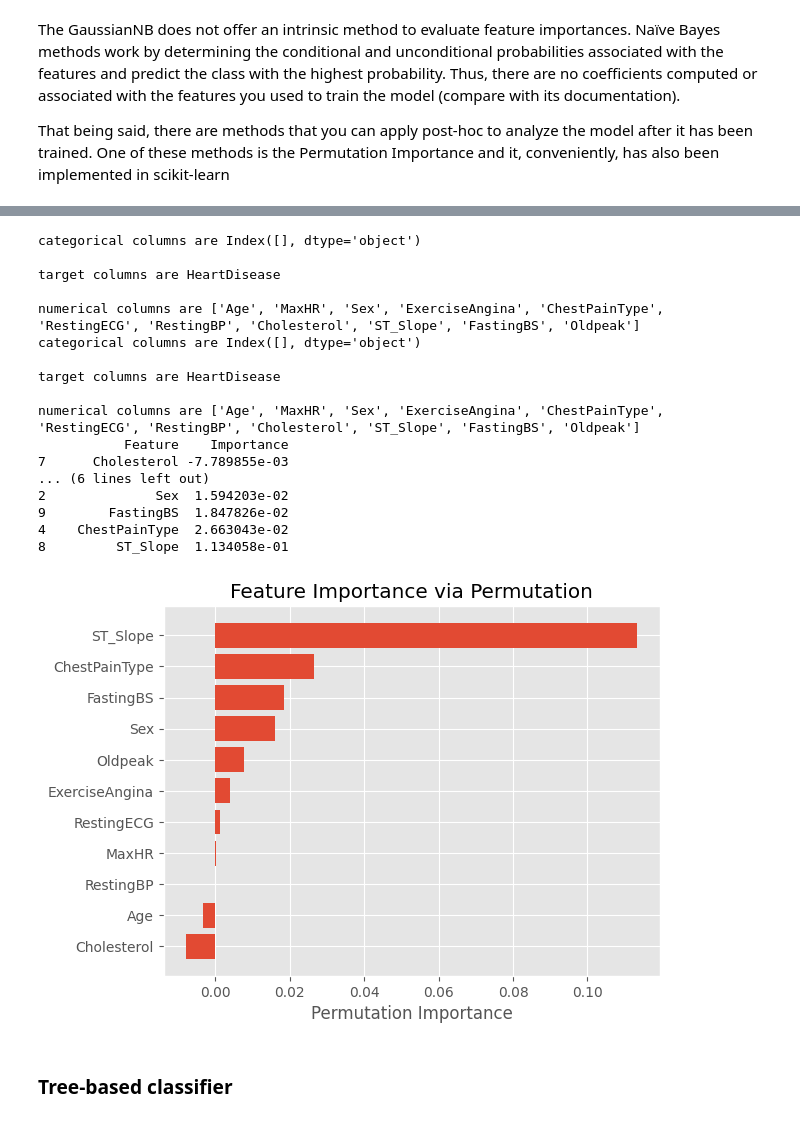
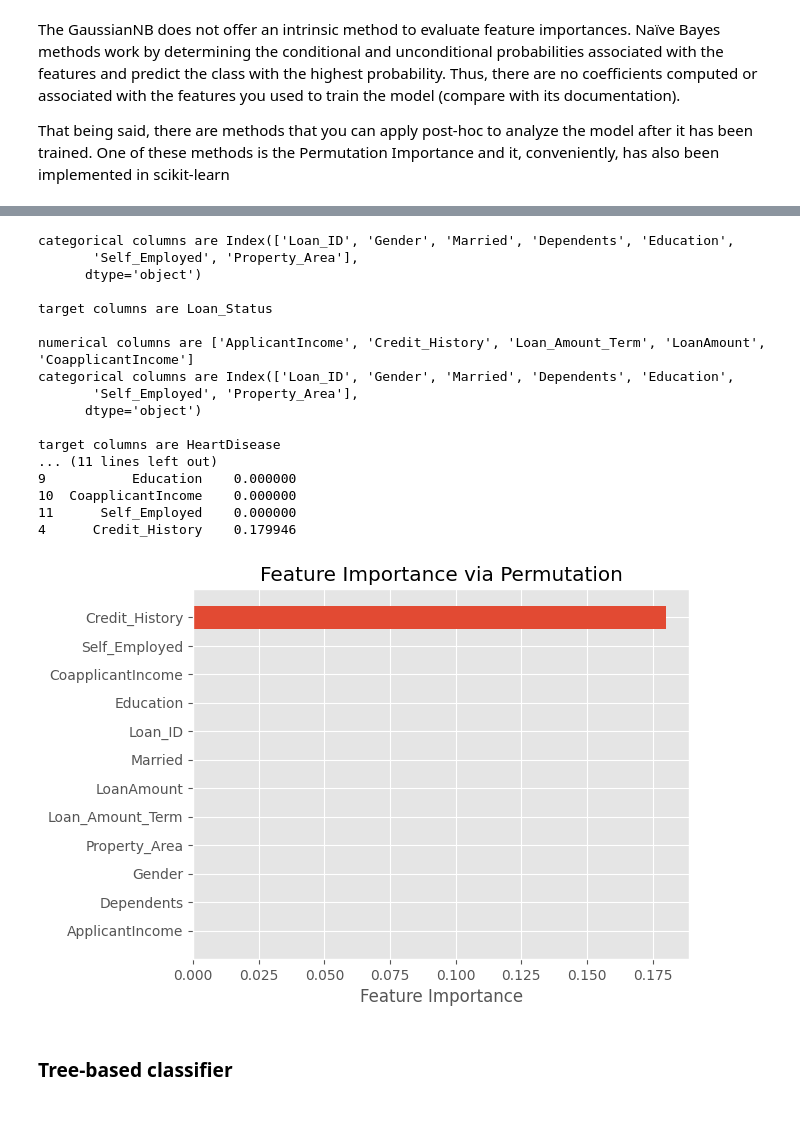
Before and after one commit to ShawnLiu119/Home_Loan_Approval_Classification, a Jupyter notebook: Home_loan_approval_classification.ipynb, the cells around one changed output, grey strips where cells are left out. Saved outputs shown, nothing was run; the diff lists cells and outputs as text; code cells hidden in the pictures.

```diff
--- a/Home_loan_approval_classification.ipynb
+++ b/Home_loan_approval_classification.ipynb
@@ -22,9 +26,10 @@ drive.mount('/content/drive')
 # %% [output]
 Mounted at /content/drive
 # %%
-path = "/content/drive/MyDrive/heart_data/"
-file = "heart_raw.csv"
+path = "/content/drive/MyDrive/kaggle_data/home_loan"
+file_train = "loan_sanction_train.csv"
+file_test = "loan_sanction_test.csv"
 
-df = pd.read_csv(os.path.join(path, file))
+df = pd.read_csv(os.path.join(path, file_train))
 # %% [markdown]
 ### data wrangling & EDA
@@ -254,11 +335,11 @@ def cat_encoding(df, tree=True):
 def data_prep_tree(df, target):
 
     target = target
-    drop_cols = None
+    drop_cols = ['Loan_ID']
 
-    y = df[target]
+    y = df[target].apply(lambda x: 1 if x=='N' else 0) #added given the target variable values are 'Y' and 'N'
     df_x = df.drop(target, axis=1)
-    df_x = impute_missing(df_x, target, drop_cols, num_fill=False, cat_fill=False)
+    df_x = impute_missing(df_x, target, drop_cols, num_fill=True, cat_fill=True)
     df_x = cat_encoding(df_x, tree=True)
 
     df = pd.concat([df_x, y], axis=1)
@@ -268,18 +349,12 @@ def data_prep_tree(df, target):
 def data_prep_notree(df, target):
 
     target = target
-    drop_cols = None
+    drop_cols = ['Loan_ID']
 
-    y = df[target]
+    y = df[target].apply(lambda x: 1 if x=='N' else 0) #added given the target variable values are 'Y' and 'N'
     df_x = df.drop(target, axis=1)
-    df_x = impute_missing(df_x, target, drop_cols, num_fill=False, cat_fill=False)
+    df_x = impute_missing(df_x, target, drop_cols, num_fill=True, cat_fill=True)
     df_x = cat_encoding(df_x, tree=False)
 
     df = pd.concat([df_x, y], axis=1)
     return df
-# %%
-df_test = data_prep_notree(df, 'HeartDisease')
-target = 'HeartDisease'
-x_cols = list(set(df_test.columns) - set([target]))
-
-print(set(target))
@@ -403,5 +518,7 @@ But **the purpose of cross-validation is not to come up with our final model**.
 The GaussianNB does not offer an intrinsic method to evaluate feature importances. Naïve Bayes methods work by determining the conditional and unconditional probabilities associated with the features and predict the class with the highest probability. Thus, there are no coefficients computed or associated with the features you used to train the model (compare with its documentation).
 
 That being said, there are methods that you can apply post-hoc to analyze the model after it has been trained. One of these methods is the Permutation Importance and it, conveniently, has also been implemented in scikit-learn
+# %%
+target = 'Loan_Status'
 # %%
 model = lr_model()
@@ -499,26 +616,26 @@ def feature_imp(df, target, model):
     return y_pred
 # %%
 model = svc_model()
-y_pred = feature_imp(df, 'HeartDisease', model)
+y_pred = feature_imp(df, target, model)
 # %% [output]
-categorical columns are Index([], dtype='object')
+categorical columns are Index(['Loan_ID', 'Gender', 'Married', 'Dependents', 'Education',
+       'Self_Employed', 'Property_Area'],
+      dtype='object')
+
+target columns are Loan_Status
+
+numerical columns are ['ApplicantIncome', 'Credit_History', 'Loan_Amount_Term', 'LoanAmount', 'CoapplicantIncome']
+categorical columns are Index(['Loan_ID', 'Gender', 'Married', 'Dependents', 'Education',
+       'Self_Employed', 'Property_Area'],
+      dtype='object')
 
 target columns are HeartDisease
-
-numerical columns are ['Age', 'MaxHR', 'Sex', 'ExerciseAngina', 'ChestPainType', 'RestingECG', 'RestingBP', 'Cholesterol', 'ST_Slope', 'FastingBS', 'Oldpeak']
-categorical columns are Index([], dtype='object')
-
-target columns are HeartDisease
-
-numerical columns are ['Age', 'MaxHR', 'Sex', 'ExerciseAngina', 'ChestPainType', 'RestingECG', 'RestingBP', 'Cholesterol', 'ST_Slope', 'FastingBS', 'Oldpeak']
-           Feature    Importance
-7      Cholesterol -7.789855e-03
-... (6 lines left out)
-2              Sex  1.594203e-02
-9        FastingBS  1.847826e-02
-4    ChestPainType  2.663043e-02
-8         ST_Slope  1.134058e-01
+... (11 lines left out)
+9           Education    0.000000
+10  CoapplicantIncome    0.000000
+11      Self_Employed    0.000000
+4      Credit_History    0.179946
-[figure, old version]
+[figure, new version]
 # %% [markdown]
 ### Tree-based classifier
 # %%
```
Also changed, not shown: parts of 39 cells of this notebook.
